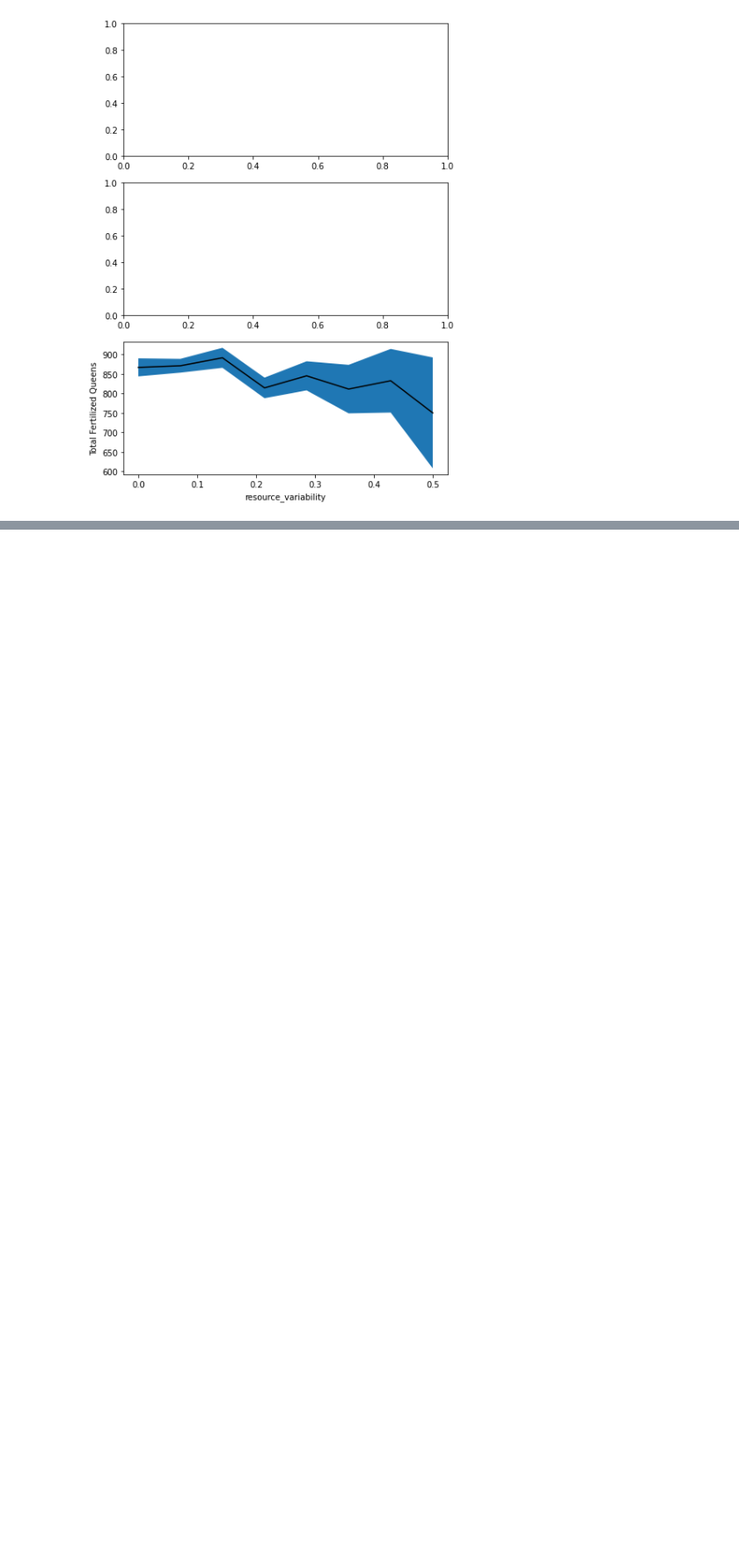
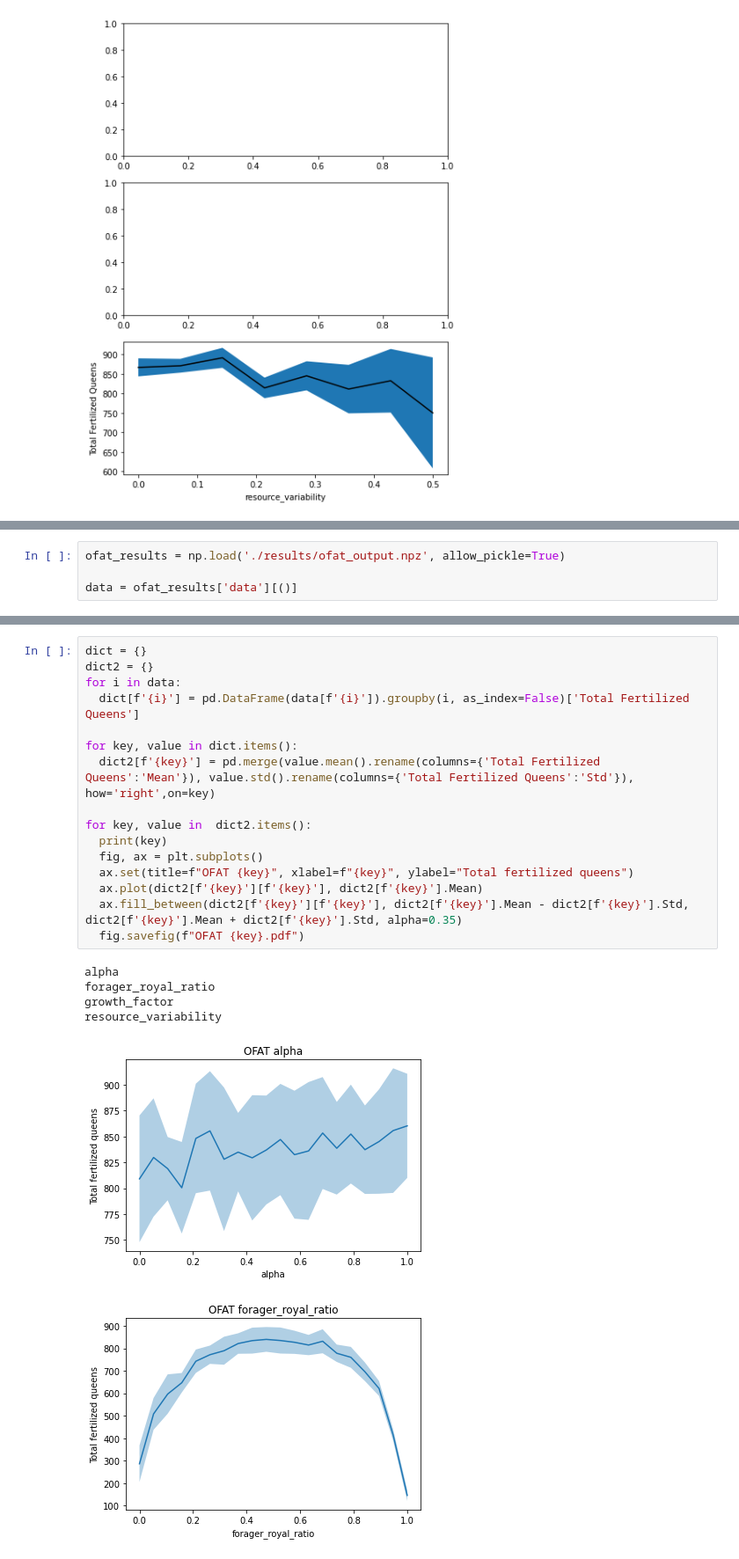
Before and after one commit to AnkurSatya/uva_abm_bumblebee, a Jupyter notebook: bumblebee_evolution/sensitivity_analysis.ipynb, the cells around one changed output, grey strips where cells are left out. Shown at 88% size. Saved outputs shown, nothing was run; the diff lists cells and outputs as text; blank space fills up the shorter version.

```diff
--- a/bumblebee_evolution/sensitivity_analysis.ipynb
+++ b/bumblebee_evolution/sensitivity_analysis.ipynb
@@ -107,0 +115,4 @@ for param in ["Total Fertilized Queens"]:
+# %%
+ofat_results = np.load('./results/ofat_output.npz', allow_pickle=True)
+
+data = ofat_results['data'][()]
@@ -107,0 +139,23 @@ for param in ["Total Fertilized Queens"]:
+# %%
+dict = {}
+dict2 = {}
+for i in data:
+  dict[f'{i}'] = pd.DataFrame(data[f'{i}']).groupby(i, as_index=False)['Total Fertilized Queens']
+
+for key, value in dict.items():
+  dict2[f'{key}'] = pd.merge(value.mean().rename(columns={'Total Fertilized Queens':'Mean'}), value.std().rename(columns={'Total Fertilized Queens':'Std'}), how='right',on=key)
+
+for key, value in  dict2.items():
+  print(key)
+  fig, ax = plt.subplots()
+  ax.set(title=f"OFAT {key}", xlabel=f"{key}", ylabel="Total fertilized queens")
+  ax.plot(dict2[f'{key}'][f'{key}'], dict2[f'{key}'].Mean)
+  ax.fill_between(dict2[f'{key}'][f'{key}'], dict2[f'{key}'].Mean - dict2[f'{key}'].Std, dict2[f'{key}'].Mean + dict2[f'{key}'].Std, alpha=0.35)
+  fig.savefig(f"OFAT {key}.pdf")
+# %% [output]
+alpha
+forager_royal_ratio
+growth_factor
+resource_variability
+[figure, added]
+[figure, added]
```
Also changed, not shown: parts of 4 cells of this notebook, 27 other files.
